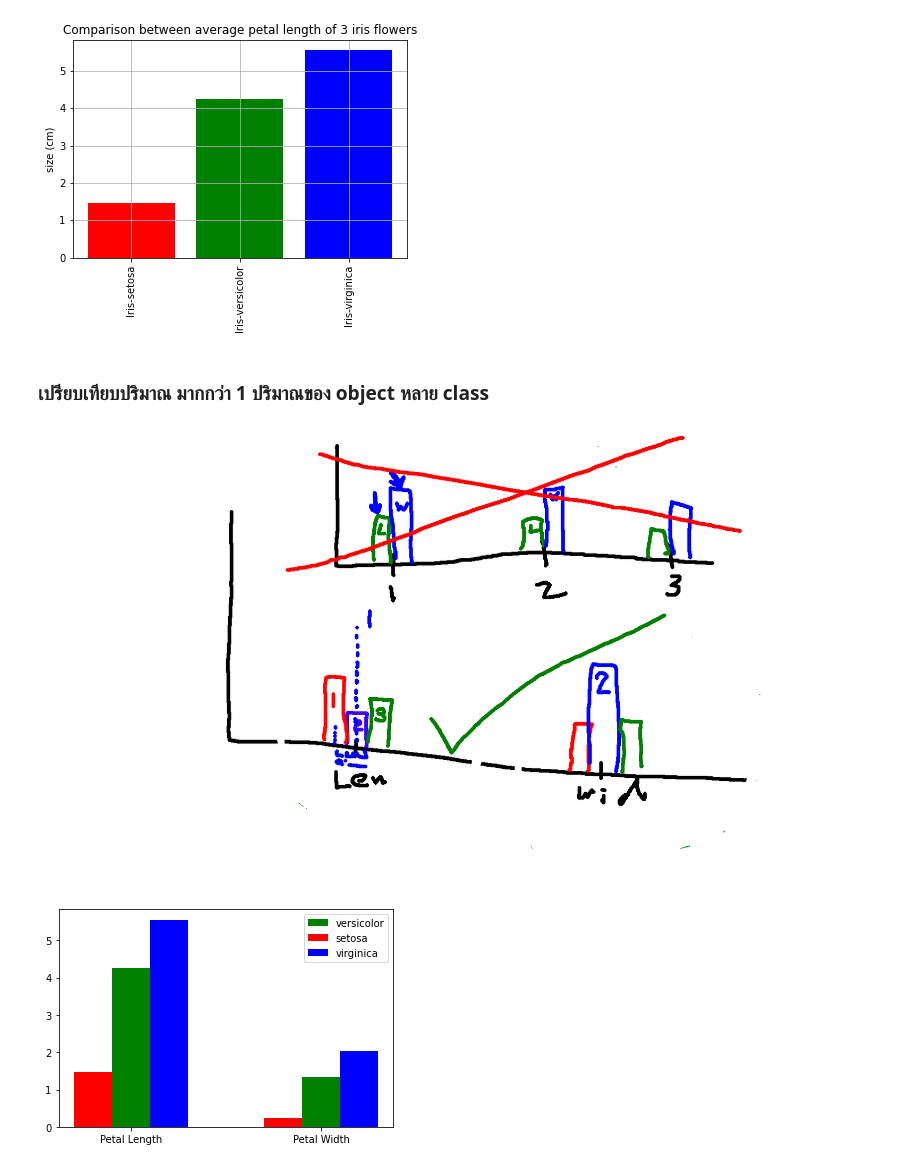
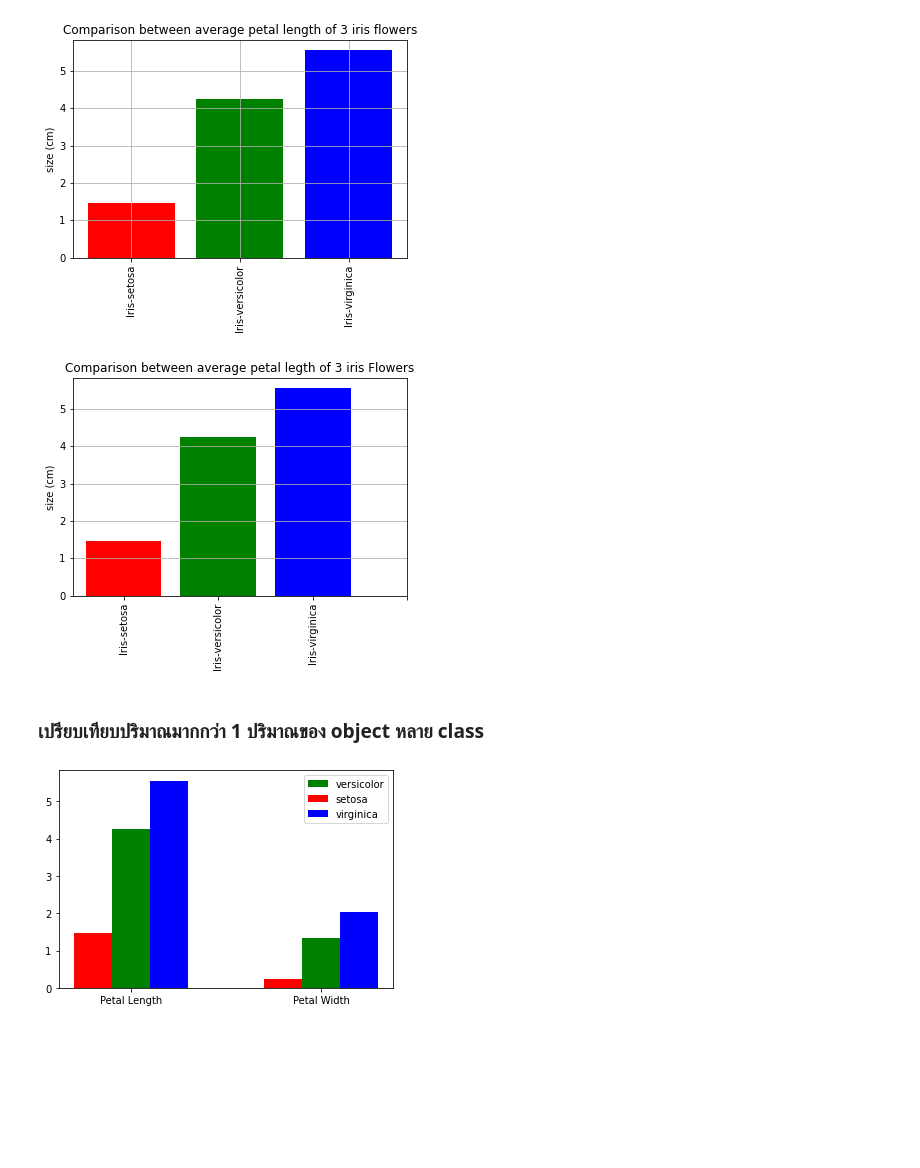
Before and after one commit to Khamsaen2489/data_viz_2022, a Jupyter notebook: DataViz04_Data_Comparison.ipynb, the cells around one changed output. Drawn from its saved outputs; the diff is of its cells as text; code cells hidden in the pictures; blank space fills up the shorter version.

```diff
--- a/DataViz04_Data_Comparison.ipynb
+++ b/DataViz04_Data_Comparison.ipynb
@@ -223,10 +260,16 @@ plt.grid(True)
 plt.ylabel('size (cm)');
 # %% [output]
 [figure]
+# %%
+plt.bar([1,2,3,],sample_data['PetalLength'],color=['r','g','b'])
+plt.xticks([1,2,3,4], sample_data.reset_index()['Name'], rotation='vertical')
+plt.title('Comparison between average petal legth of 3 iris Flowers')
+plt.grid(True,axis='y') #ตารางให้เห็นเส้น เลือกเปิดgridในแนวแกน
+plt.ylabel('size (cm)');
+# %% [output]
+[figure, added]
 # %% [markdown]
-### เปรียบเทียบปริมาณ มากกว่า 1 ปริมาณของ object หลาย class
+### เปรียบเทียบปริมาณมากกว่า 1 ปริมาณของ object หลาย class
-# %% [markdown]
-![comparing bar.png](embedded-picture-1)
 # %%
 import numpy as np
 # %%
```
Also changed, not shown: parts of 51 cells of this notebook.
